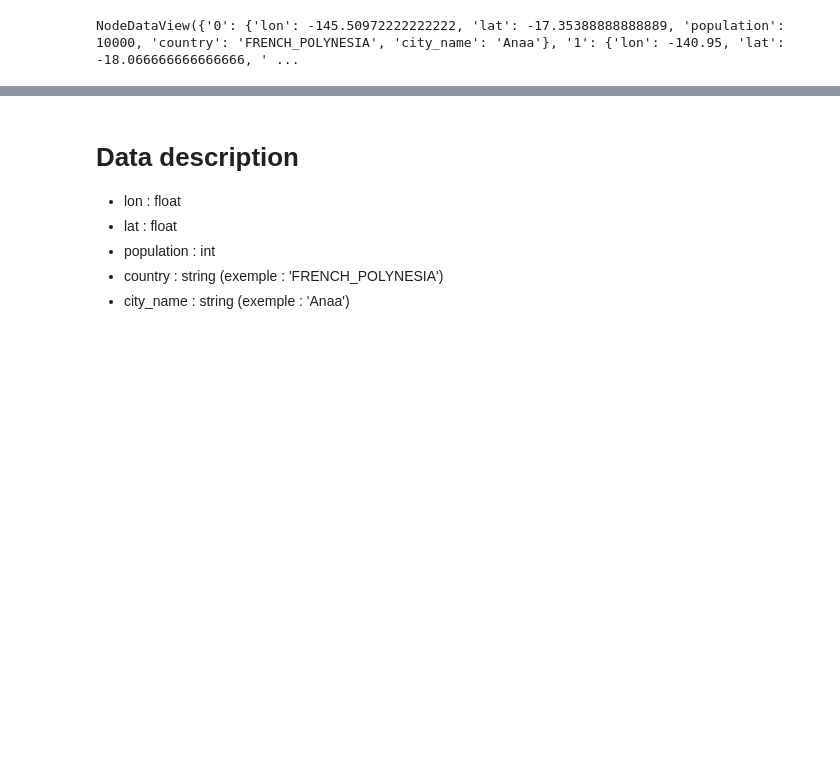
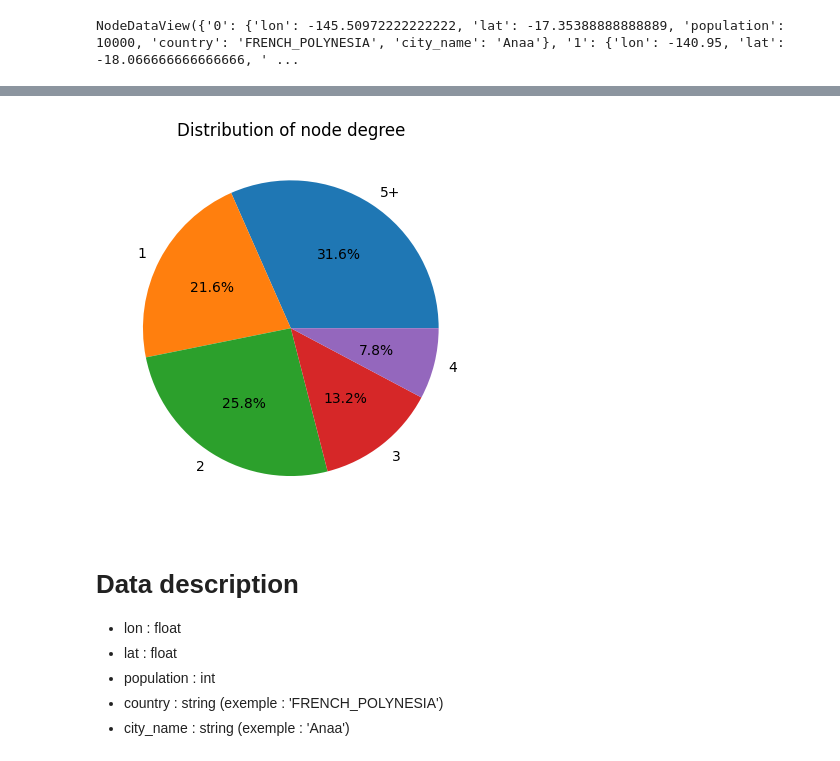
Before and after one commit to JosephirC/bioml-gnn-classification, a Jupyter notebook: Code.ipynb, the cells around one changed output, grey strips where cells are left out. Saved outputs shown, nothing was run; the diff lists cells and outputs as text; code cells hidden in the pictures; blank space fills up the shorter version.

```diff
--- a/Code.ipynb
+++ b/Code.ipynb
@@ -44,0 +53,14 @@ NodeDataView({'0': {'lon': -145.50972222222222, 'lat': -17.35388888888889, 'popu
+# %%
+neighbors = {node: len(list(graph.neighbors(node))) for node in graph.nodes}
+
+# Group nodes with 5 neighbors and more
+grouped_neighbor_counts = [count if count < 5 else '5+' for count in neighbors.values()]
+unique_grouped_counts = list(set(grouped_neighbor_counts))
+grouped_count_frequencies = [grouped_neighbor_counts.count(count) for count in unique_grouped_counts]
+
+# Plot the pie chart of the grouped number of neighbors
+plt.pie(grouped_count_frequencies, labels=unique_grouped_counts, autopct='%1.1f%%')
+plt.title('Distribution of node degree')
+plt.show()
+# %% [output]
+[figure, added]
```
Also changed, not shown: parts of 22 cells of this notebook, 4 other files.
